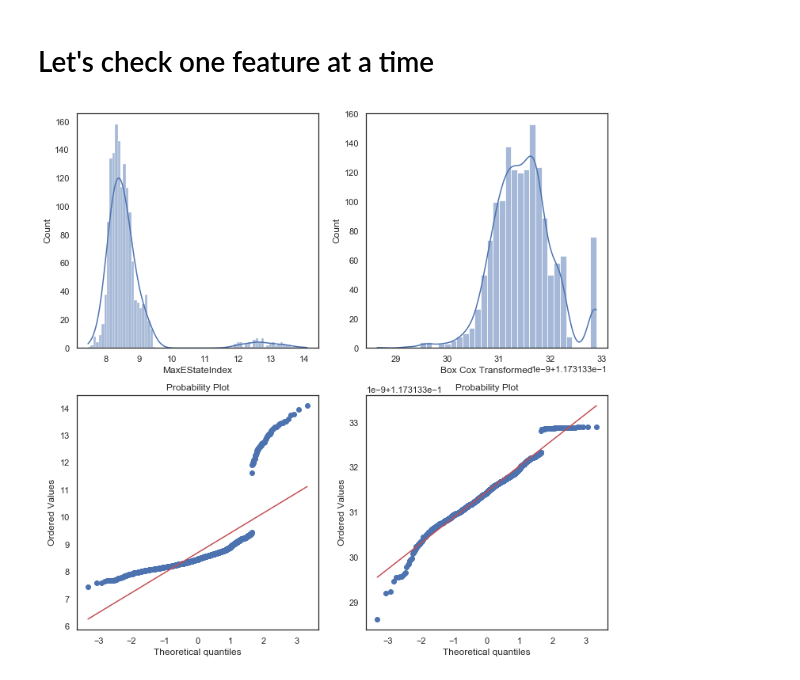
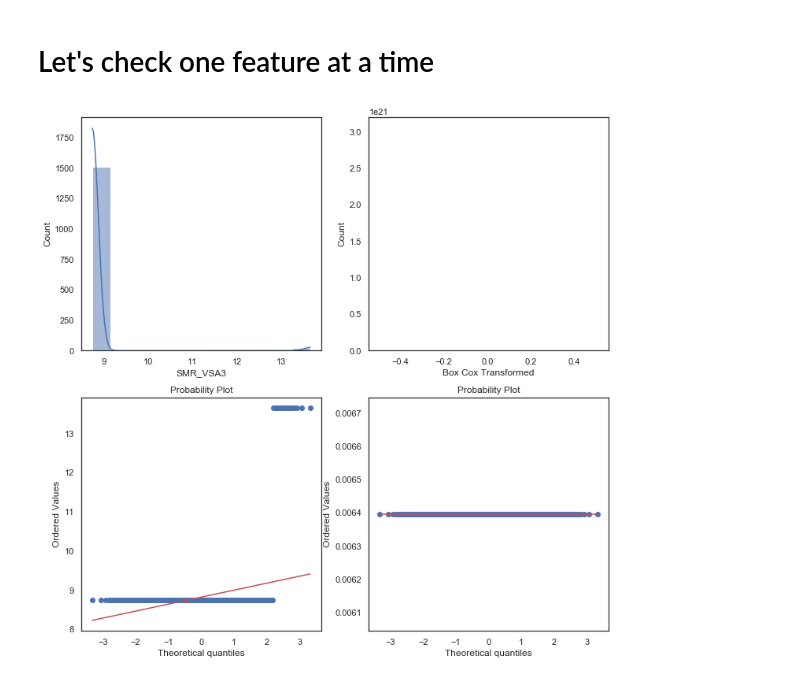
Before and after one commit to akashjn/Machine_Learning_Chemistry, a Jupyter notebook: Data_Cleaning_pandas.ipynb, the cells around one changed output. Cells and saved outputs as stored; diff of their text form; code cells hidden in the pictures.

```diff
--- a/Data_Cleaning_pandas.ipynb
+++ b/Data_Cleaning_pandas.ipynb
@@ -26,7 +26,7 @@ df.head()
 # There might be one or more valid SMILES that can represent one compound
 def canonical_smiles(smi):
     """
-    canonical_smiles(smi) will return a standarised smiles
+    canonical_smiles(smi) will return a standardised smiles
     """
     mol = Chem.MolFromSmiles(smi)
     smiles = Chem.MolToSmiles(mol)
@@ -194,9 +194,11 @@ Skew in numerical features:
 skewness = skewness[abs(skewness) > 0.75].dropna()
 print("There are {} skewed numerical features to Box Cox transform".format(skewness.shape[0]))
 print(skewness.isna().any())
+transformed_features=[]
 skewed_features = skewness.index
 for feat in skewed_features:
     if all(df_rdkit[feat]>0):
+        transformed_features.append(feat)
         df_rdkit_sw[feat],_ = stats.boxcox(df_rdkit_sw[feat])
 # %% [output]
 There are 52 skewed numerical features to Box Cox transform
@@ -332,23 +266,0 @@ plt.show()
-# %%
-descriptors=temp
-from scipy.stats import norm
-nr_rows = 6
-nr_cols = 6
-sns.set(style='white')
-fig, axs = plt.subplots(nr_rows, nr_cols, figsize=(nr_cols*3.5,nr_rows*3))
-
-for r in range(0,nr_rows):
-
-    for c in range(0,nr_cols):
-        i = r*nr_cols+c+36
-
-        if i < len(descriptors):
-
-            sns.distplot(x=df_rdkit[descriptors[i]],color="red", ax = axs[r][c],bins=40,kde=True)
-            # sns.distplot(x=df_rdkit_sc[descriptors[i]],color="green", ax = axs[r][c],bins=40,kde=True)
-            axs[r][c].set_xlabel(descriptors[i])
-        else:
-            fig.delaxes(axs[r][c])
-
-plt.tight_layout()
-plt.show()
@@ -382,4 +290,6 @@ descriptors=skewness.index.to_list()
+# %%
+descriptors=transformed_features
 # %%
-probability_plt(des=descriptors[11],df_before=df_rdkit,df_after=df_rdkit_sw)
+probability_plt(des=descriptors[0],df_before=df_rdkit,df_after=df_rdkit_sw)
 # %% [output]
-[figure, old version]
+[figure, new version]
```
Also changed, not shown: parts of 29 cells of this notebook.
